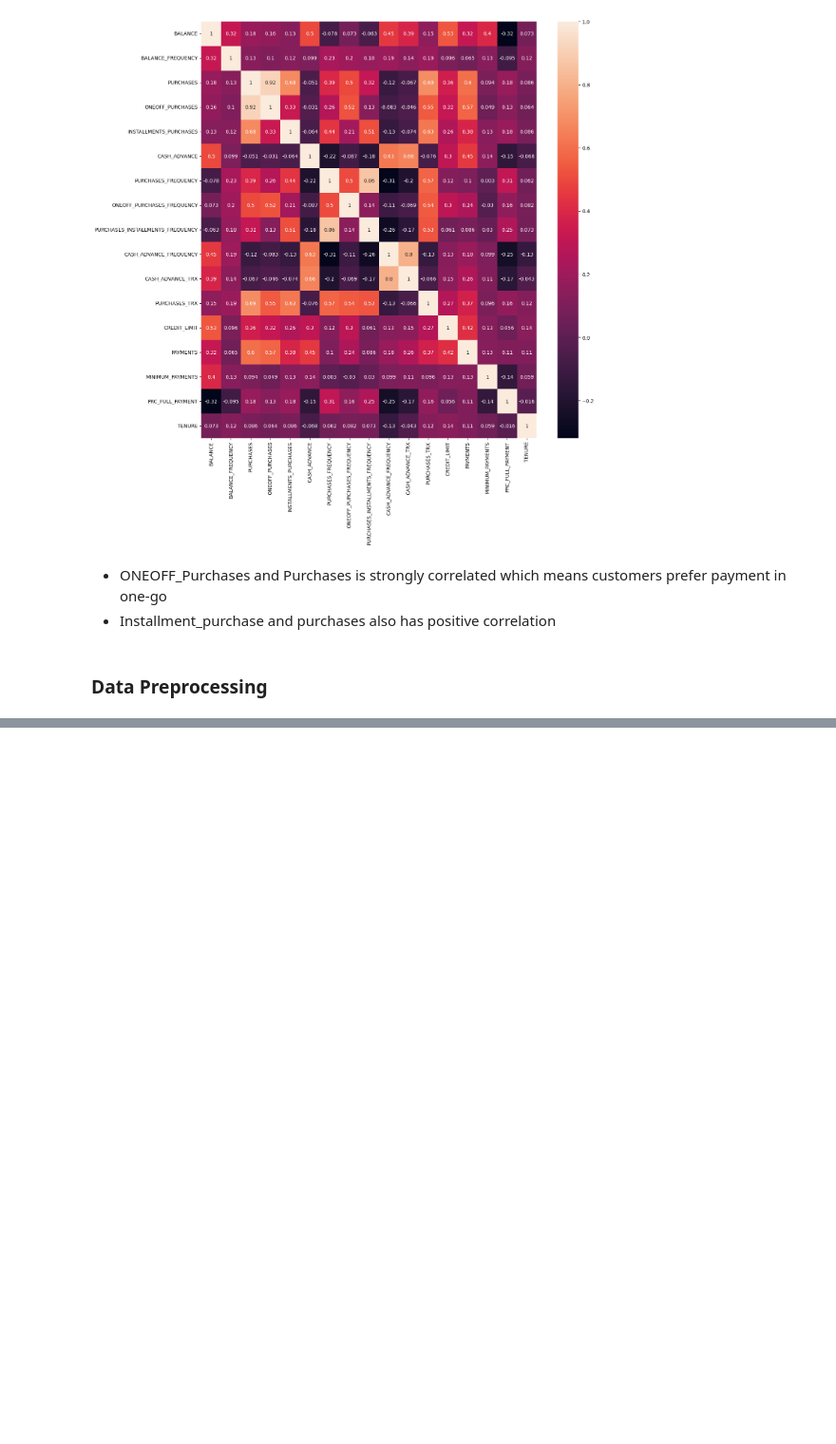
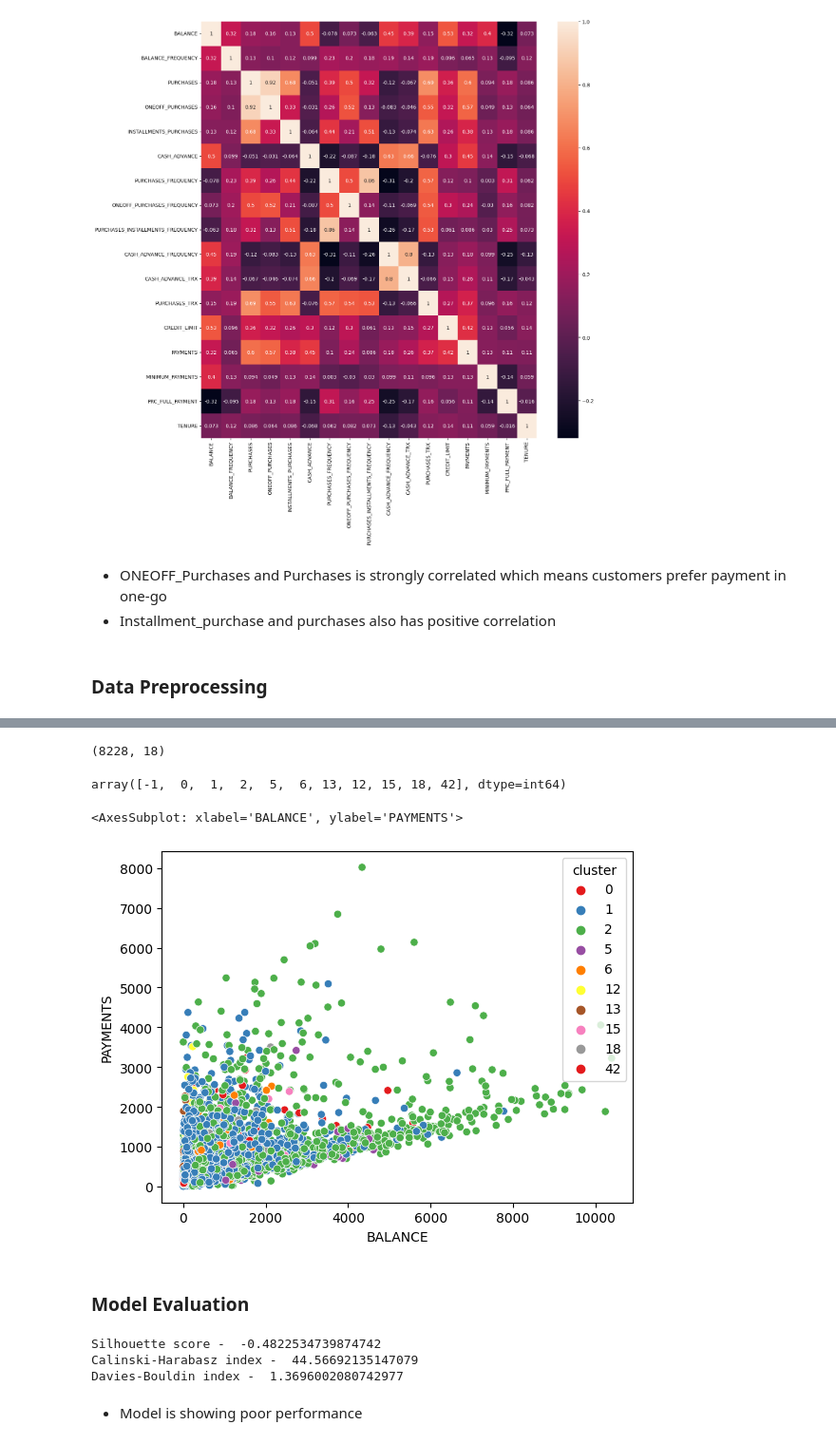
Before and after one commit to mubarakmayyeri/credit-card-customer-segmentaion, a Jupyter notebook: credit_card_clustering.ipynb, the cells around one changed output, grey strips where cells are left out. Shown: that part at 95% size. Saved outputs shown, nothing was run; the diff lists cells and outputs as text; code cells hidden in the pictures; blank space fills up the shorter version.

```diff
--- a/credit_card_clustering.ipynb
+++ b/credit_card_clustering.ipynb
@@ -119,0 +205,8 @@ sns.heatmap(df.corr(), annot=True)
+# %%
+#training the model
+dbscan = DBSCAN(eps=0.1, min_samples=5)
+
+y = dbscan.fit_predict(X)
+# %%
+df['cluster'] = y
+df.cluster.value_counts()[:11]
@@ -119,0 +226,5 @@ sns.heatmap(df.corr(), annot=True)
+# %%
+cluster_filter = list(df.cluster.value_counts()[:11].index)
+
+customers = df[df['cluster'].isin(cluster_filter)]
+customers.head()
@@ -119,0 +238,29 @@ sns.heatmap(df.corr(), annot=True)
+# %%
+customers.shape
+# %% [output]
+(8228, 18)
+# %%
+customers.cluster.unique()
+# %% [output]
+array([-1,  0,  1,  2,  5,  6, 13, 12, 15, 18, 42], dtype=int64)
+# %%
+test = customers[customers['cluster'] != -1]
+# %%
+sns.scatterplot(x='BALANCE', y='PAYMENTS', data=test, hue='cluster', palette='Set1')
+# %% [output]
+<AxesSubplot: xlabel='BALANCE', ylabel='PAYMENTS'>
+[figure, added]
+# %% [markdown]
+### Model Evaluation
+# %%
+from sklearn.metrics import silhouette_score, calinski_harabasz_score, davies_bouldin_score
+
+print('Silhouette score - ', silhouette_score(X, y, metric='euclidean'))
+print('Calinski-Harabasz index - ', calinski_harabasz_score(X, y))
+print('Davies-Bouldin index - ', davies_bouldin_score(X, y))
+# %% [output]
+Silhouette score -  -0.4822534739874742
+Calinski-Harabasz index -  44.56692135147079
+Davies-Bouldin index -  1.3696002080742977
+# %% [markdown]
+* Model is showing poor performance
```
Also changed, not shown: parts of 16 cells of this notebook.
